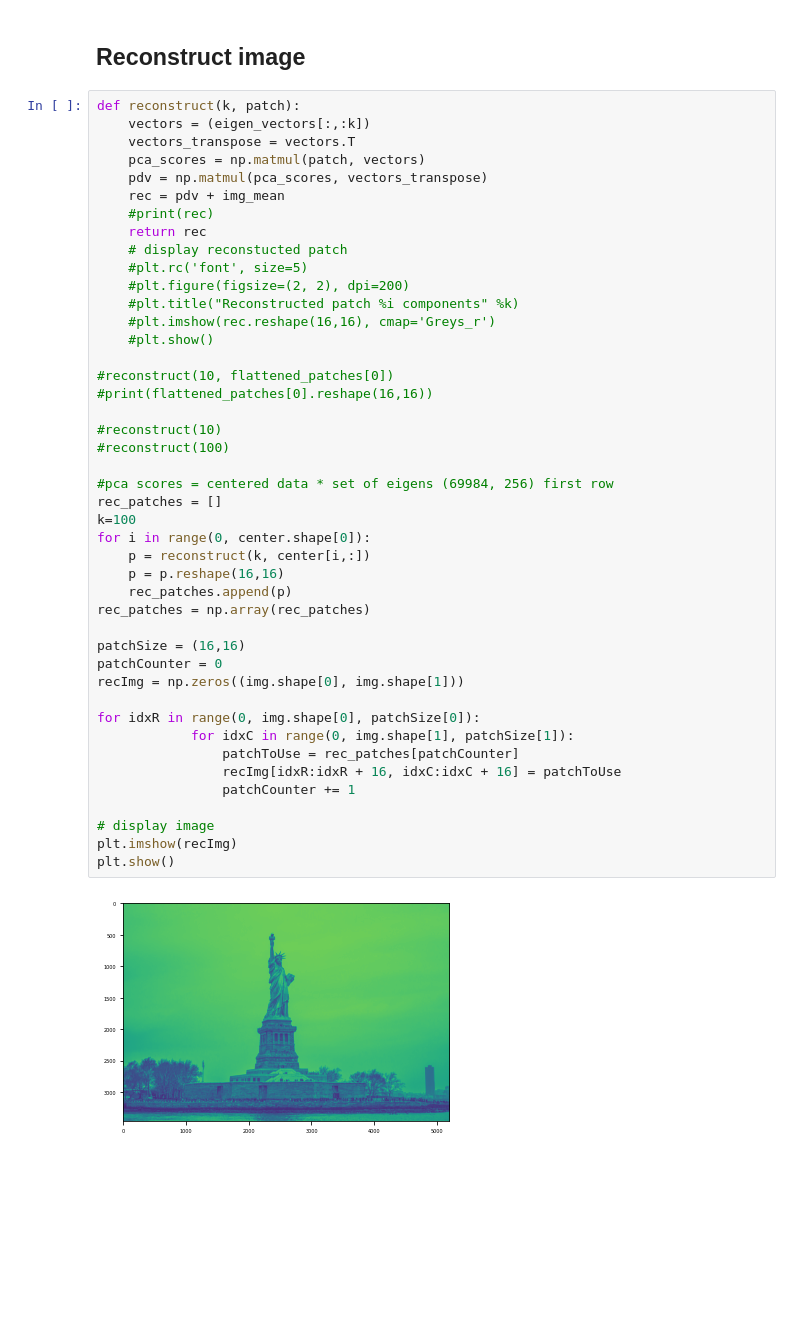
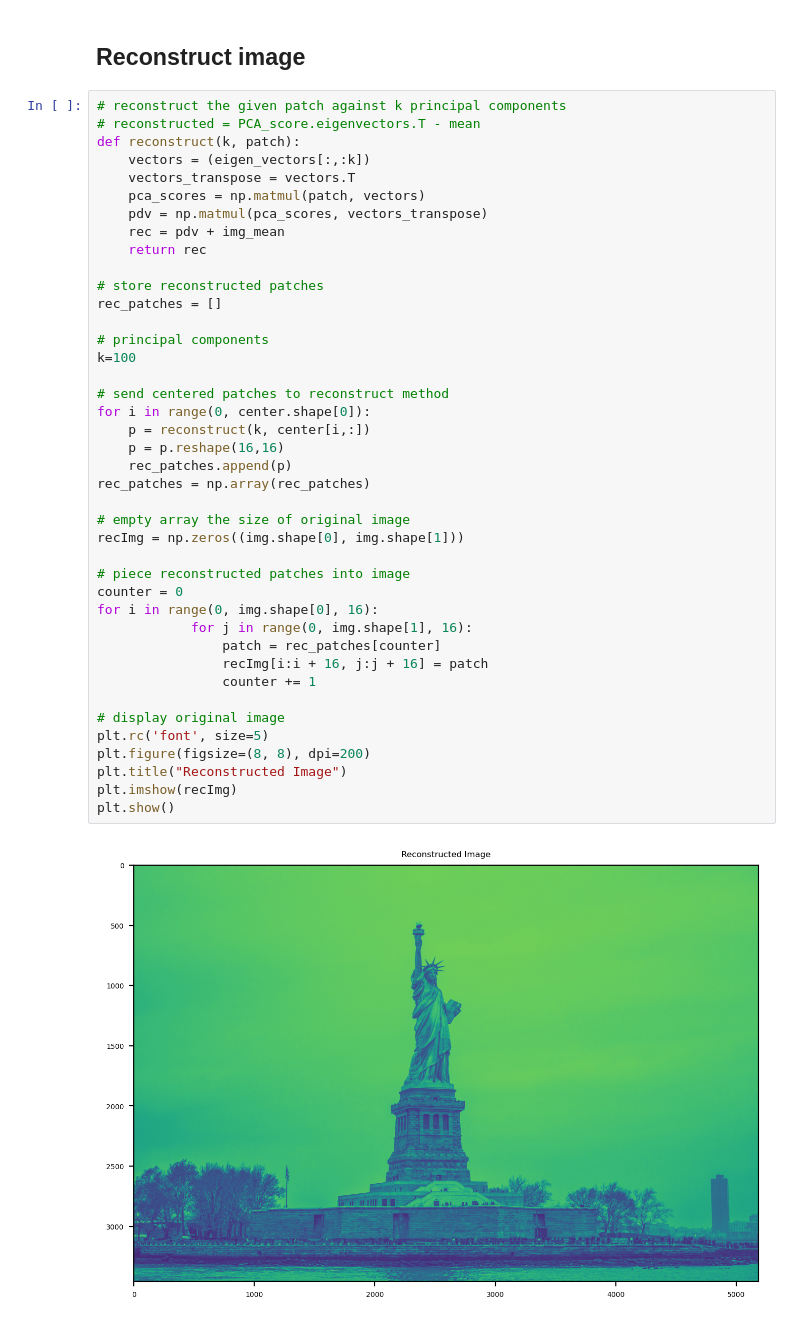
Before and after one commit to httpdaniel/PCA, a Jupyter notebook: PCA.ipynb, the cells around one changed output. Cells and saved outputs as stored; diff of their text form; blank space fills up the shorter version.

```diff
--- a/PCA.ipynb
+++ b/PCA.ipynb
@@ -96,48 +86,45 @@ eigen_vectors = eigen_vectors[:,idx]
 # %% [markdown]
 ## Reconstruct image
 # %%
+# reconstruct the given patch against k principal components
+# reconstructed = PCA_score.eigenvectors.T - mean
 def reconstruct(k, patch):
     vectors = (eigen_vectors[:,:k])
     vectors_transpose = vectors.T
     pca_scores = np.matmul(patch, vectors)
     pdv = np.matmul(pca_scores, vectors_transpose)
     rec = pdv + img_mean
-    #print(rec)
     return rec
-    # display reconstucted patch
-    #plt.rc('font', size=5)
-    #plt.figure(figsize=(2, 2), dpi=200)
-    #plt.title("Reconstructed patch %i components" %k)
-    #plt.imshow(rec.reshape(16,16), cmap='Greys_r')
-    #plt.show()
 
-#reconstruct(10, flattened_patches[0])
-#print(flattened_patches[0].reshape(16,16))
+# store reconstructed patches
+rec_patches = []
 
-#reconstruct(10)
-#reconstruct(100)
+# principal components
+k=100
 
-#pca scores = centered data * set of eigens (69984, 256) first row
-rec_patches = []
-k=100
+# send centered patches to reconstruct method
 for i in range(0, center.shape[0]):
     p = reconstruct(k, center[i,:])
     p = p.reshape(16,16)
     rec_patches.append(p)
 rec_patches = np.array(rec_patches)
 
-patchSize = (16,16)
-patchCounter = 0
+# empty array the size of original image
 recImg = np.zeros((img.shape[0], img.shape[1]))
 
-for idxR in range(0, img.shape[0], patchSize[0]):
-            for idxC in range(0, img.shape[1], patchSize[1]):
-                patchToUse = rec_patches[patchCounter]
-                recImg[idxR:idxR + 16, idxC:idxC + 16] = patchToUse
-                patchCounter += 1
+# piece reconstructed patches into image
+counter = 0
+for i in range(0, img.shape[0], 16):
+            for j in range(0, img.shape[1], 16):
+                patch = rec_patches[counter]
+                recImg[i:i + 16, j:j + 16] = patch
+                counter += 1
 
-# display image
+# display original image
+plt.rc('font', size=5)
+plt.figure(figsize=(8, 8), dpi=200)
+plt.title("Reconstructed Image")
 plt.imshow(recImg)
 plt.show()
 # %% [output]
-[figure, old version]
+[figure, new version]
```
Also changed, not shown: parts of 2 cells of this notebook.
